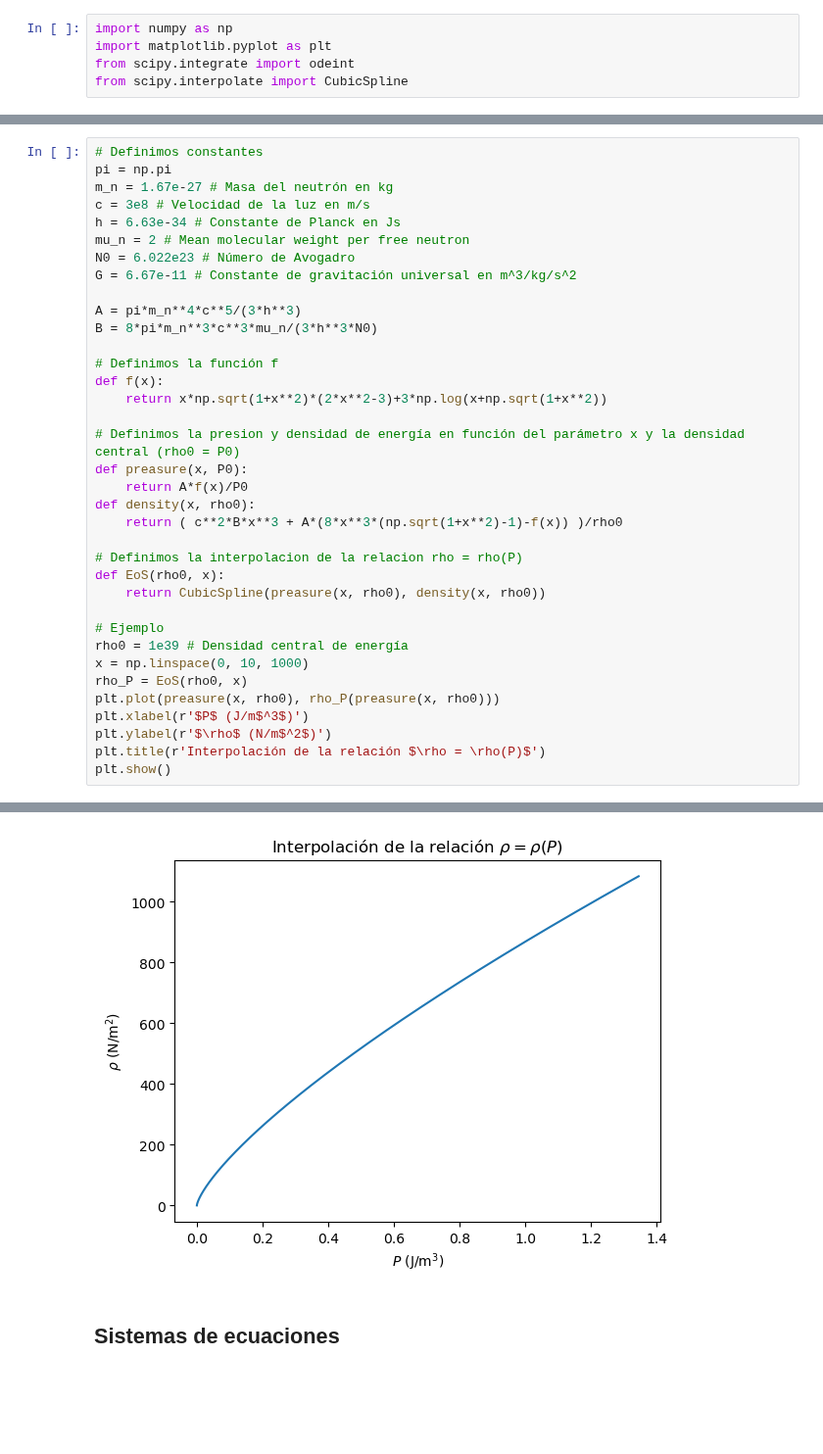
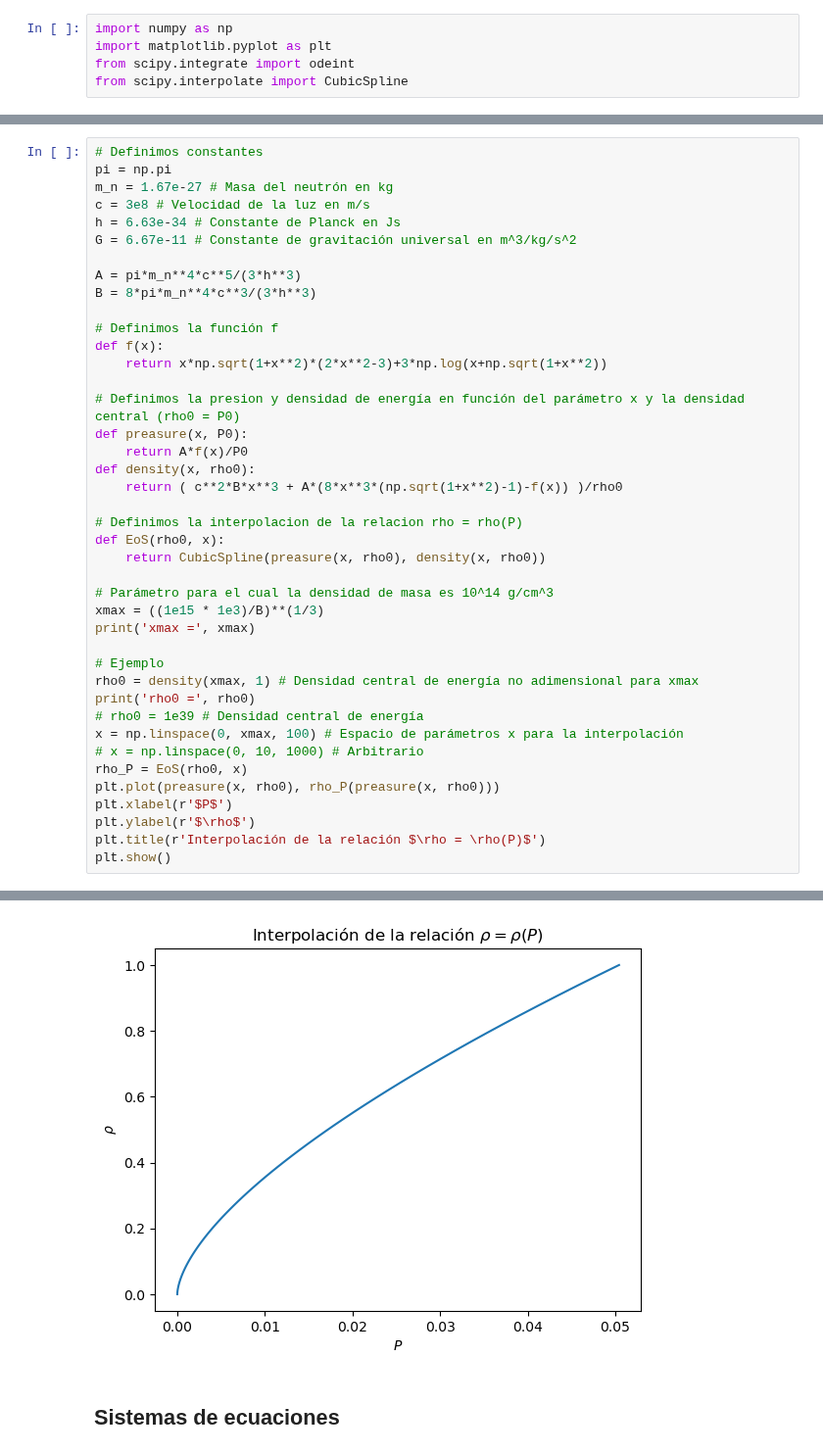
Before and after one commit to Vendetta0462/CalculosSimulaciones, a Jupyter notebook: neutrones_degenerados.ipynb, the cells around one changed output, grey strips where cells are left out. Shown at 98% size. Drawn from its saved outputs; the diff is of its cells as text; blank space fills up the shorter version.

```diff
--- a/neutrones_degenerados.ipynb
+++ b/neutrones_degenerados.ipynb
@@ -29,12 +29,10 @@ pi = np.pi
 m_n = 1.67e-27 # Masa del neutrón en kg
 c = 3e8 # Velocidad de la luz en m/s
 h = 6.63e-34 # Constante de Planck en Js
-mu_n = 2 # Mean molecular weight per free neutron
-N0 = 6.022e23 # Número de Avogadro
 G = 6.67e-11 # Constante de gravitación universal en m^3/kg/s^2
 
 A = pi*m_n**4*c**5/(3*h**3)
-B = 8*pi*m_n**3*c**3*mu_n/(3*h**3*N0)
+B = 8*pi*m_n**4*c**3/(3*h**3)
 
 # Definimos la función f
 def f(x):
@@ -50,13 +48,20 @@ def density(x, rho0):
 def EoS(rho0, x):
     return CubicSpline(preasure(x, rho0), density(x, rho0))
 
+# Parámetro para el cual la densidad de masa es 10^14 g/cm^3
+xmax = ((1e15 * 1e3)/B)**(1/3)
+print('xmax =', xmax)
+
 # Ejemplo
-rho0 = 1e39 # Densidad central de energía
-x = np.linspace(0, 10, 1000)
+rho0 = density(xmax, 1) # Densidad central de energía no adimensional para xmax
+print('rho0 =', rho0)
+# rho0 = 1e39 # Densidad central de energía
+x = np.linspace(0, xmax, 100) # Espacio de parámetros x para la interpolación
+# x = np.linspace(0, 10, 1000) # Arbitrario
 rho_P = EoS(rho0, x)
 plt.plot(preasure(x, rho0), rho_P(preasure(x, rho0)))
-plt.xlabel(r'$P$ (J/m$^3$)')
-plt.ylabel(r'$\rho$ (N/m$^2$)')
+plt.xlabel(r'$P$')
+plt.ylabel(r'$\rho$')
 plt.title(r'Interpolación de la relación $\rho = \rho(P)$')
 plt.show()
 # %% [output]
@@ -63,4 +70,4 @@ plt.show()
-[figure, old version]
+[figure, new version]
 # %% [markdown]
 ## Sistemas de ecuaciones
 # %% [markdown]
```
Also changed, not shown: parts of 12 cells of this notebook.
